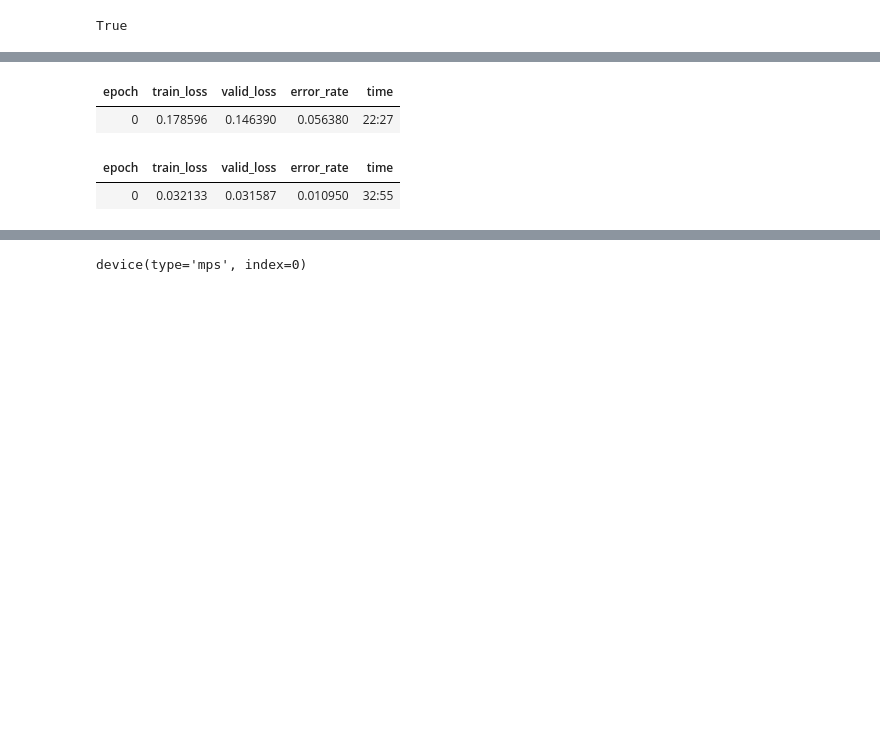
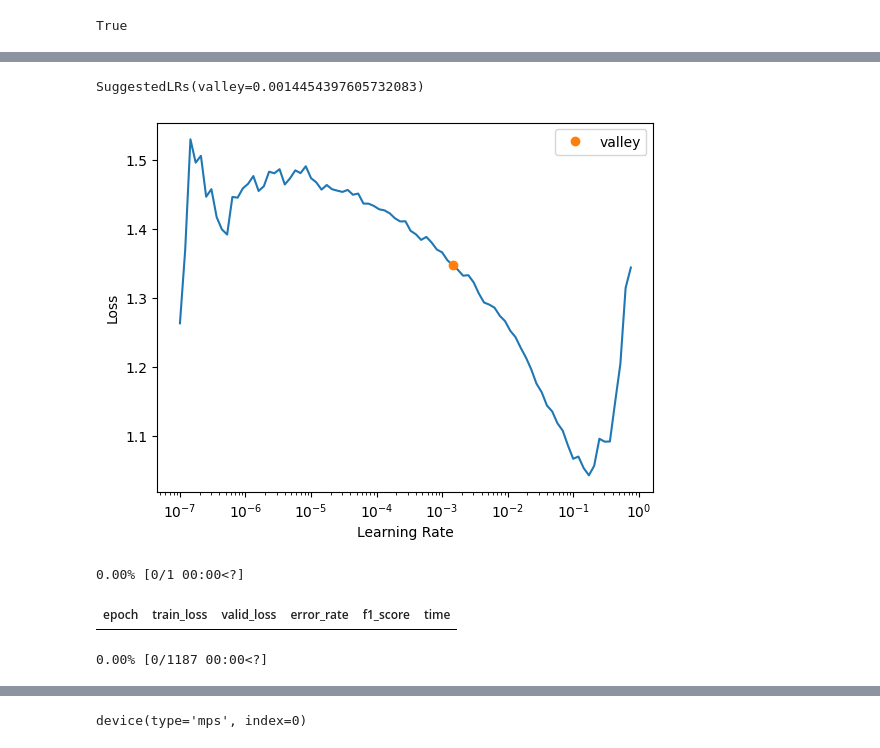
Before and after one commit to londogard/lol_highlight_detection, a Jupyter notebook: fastai.ipynb, the cells around one changed output, grey strips where cells are left out. Cells and saved outputs as stored; diff of their text form; code cells hidden in the pictures; blank space fills up the shorter version.

```diff
--- a/fastai.ipynb
+++ b/fastai.ipynb
@@ -18,8 +18,5 @@ dls.show_batch()
 # %%
-learn = vision_learner(dls, resnet34, metrics=[error_rate, F1Score()])
-learn.fine_tune(1)
+learn = vision_learner(dls, resnet18, metrics=[error_rate, F1Score()])
-# %% [output]
-| epoch | train_loss | valid_loss | error_rate | time |
-| 0 | 0.178596 | 0.146390 | 0.056380 | 22:27 |
-| epoch | train_loss | valid_loss | error_rate | time |
-| 0 | 0.032133 | 0.031587 | 0.010950 | 32:55 |
+# %%
+learn.lr_find()
+# %% [output]
@@ -26,3 +24,11 @@ learn.fine_tune(1)
+SuggestedLRs(valley=0.0014454397605732083)
+[figure, added]
+# %%
+learn.fine_tune(1, 0.0014454397605732083)
+# %% [output]
+0.00% [0/1 00:00<?]
+| epoch | train_loss | valid_loss | error_rate | f1_score | time |
+0.00% [0/1187 00:00<?]
 # %%
 learn.show_results()
 # %% [output]
```
Also changed, not shown: parts of 5 cells of this notebook, 2 other files.
